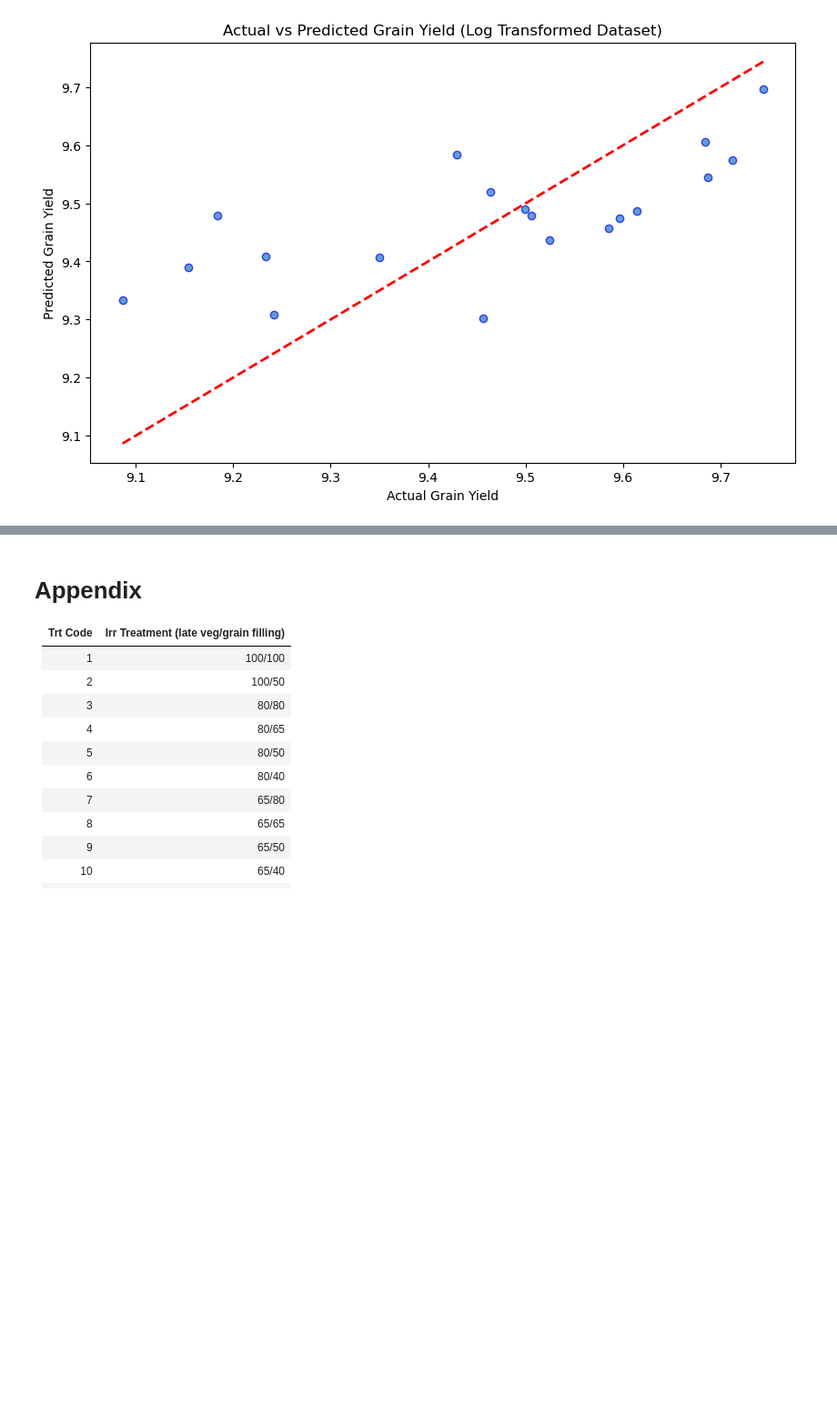
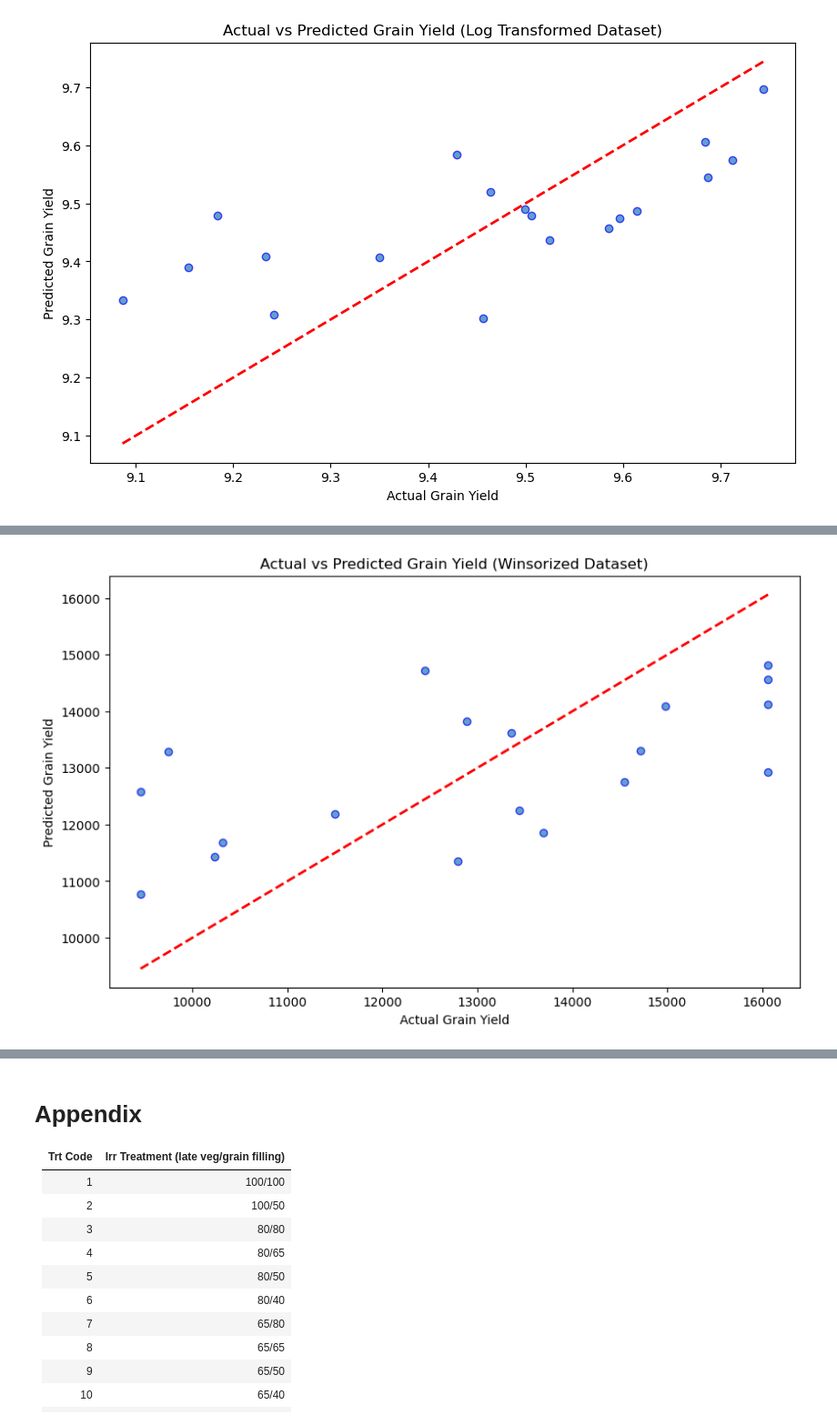
Before and after one commit to porktot/DSCI_592_harvest, a Jupyter notebook: predicting_crop_yield_MODELING.ipynb, the cells around one changed output, grey strips where cells are left out. Shown at 91% size. Saved outputs shown, nothing was run; the diff lists cells and outputs as text; code cells hidden in the pictures; blank space fills up the shorter version.

```diff
--- a/predicting_crop_yield_MODELING.ipynb
+++ b/predicting_crop_yield_MODELING.ipynb
@@ -149,0 +155,5 @@ memory usage: 4.5 KB
+# %%
+# Winsorize the data
+limits = [0.05, 0.05]
+winsorized_model_data = maize_model_data.apply(lambda x: winsorize(x, limits=limits) if x.dtype != 'O' else x)
+winsorized_model_data.info()
@@ -404,0 +314,31 @@ Test RMSE with Best Alpha: 1933.287676210804
+# %%
+# define features as `X` and target variable (Grain Yield) as `y`
+X = winsorized_model_data.drop(columns=['Grain Yield_15.5%mc_Kg ha-1'])
+y = winsorized_model_data['Grain Yield_15.5%mc_Kg ha-1']
+
+# split data into training and testing sets
+X_train, X_test, y_train, y_test = train_test_split(X, y, test_size=0.2, random_state=42)
+
+# initialize the model
+linear_regression_model = LinearRegression()
+
+# train the model
+linear_regression_model.fit(X_train, y_train)
+
+# Calculate training MSE and R2
+y_train_pred = linear_regression_model.predict(X_train)
+train_mse = mean_squared_error(y_train, y_train_pred)
+train_r2 = r2_score(y_train, y_train_pred)
+
+# Calculate test MSE and R2
+y_test_pred = linear_regression_model.predict(X_test)
+test_mse = mean_squared_error(y_test, y_test_pred)
+test_r2 = r2_score(y_test, y_test_pred)
+
+# perform cross-validation on the training set
+cv = KFold(n_splits=5, random_state=42, shuffle=True)
+cross_val_mse = cross_val_score(linear_regression_model, X_train, y_train, cv=cv, scoring='neg_mean_squared_error')
+cross_val_rmse = np.sqrt(-cross_val_mse)
+
+# evaluate model
+display_model_results(train_mse, train_r2, test_mse, test_r2, cross_val_rmse, model_description="linear regression (winsorized)")
@@ -404,0 +355,11 @@ Test RMSE with Best Alpha: 1933.287676210804
+# %%
+# Plot actual vs predicted values
+plt.figure(figsize=(10, 6))
+plt.scatter(y_test, y_test_pred, alpha=0.7, edgecolors=(0, 0, 1))
+plt.plot([y_test.min(), y_test.max()], [y_test.min(), y_test.max()], 'r--', lw=2)
+plt.xlabel('Actual Grain Yield')
+plt.ylabel('Predicted Grain Yield')
+plt.title('Actual vs Predicted Grain Yield (Winsorized Dataset)')
+plt.show()
+# %% [output]
+[figure, added]
```
Also changed, not shown: parts of 24 cells of this notebook.
